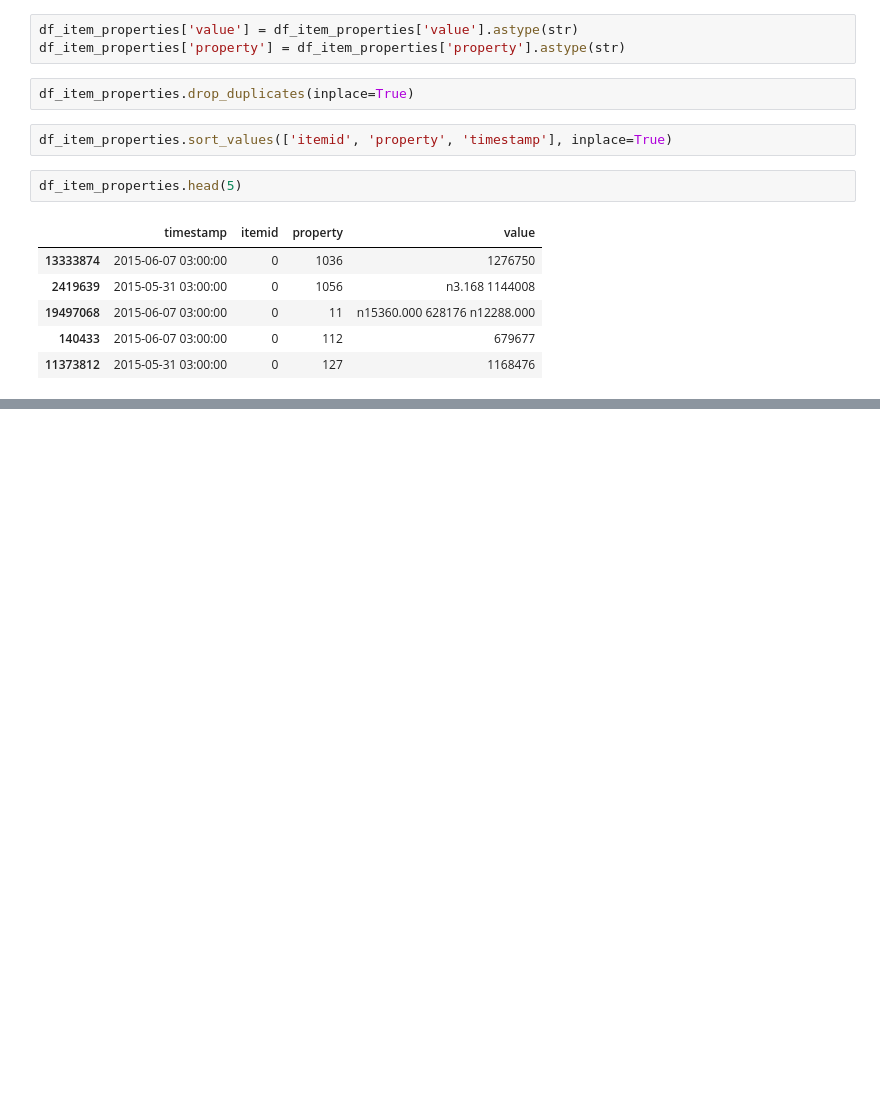
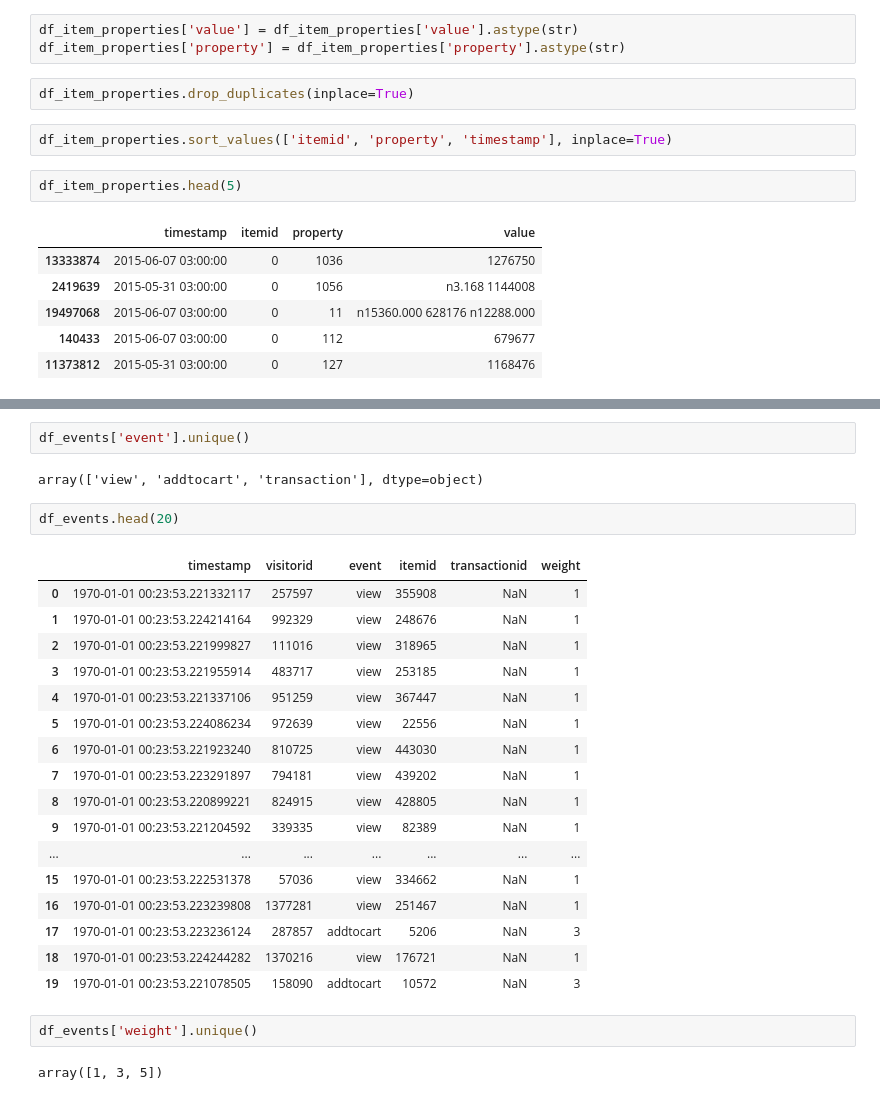
Before and after one commit to hcbagde17/gdg_group_task1, a Jupyter notebook: Copy_of_ML1_gdg.ipynb, the cells around one changed output, grey strips where cells are left out. Drawn from its saved outputs; the diff is of its cells as text; blank space fills up the shorter version.

```diff
--- a/Copy_of_ML1_gdg.ipynb
+++ b/Copy_of_ML1_gdg.ipynb
@@ -205,0 +203,28 @@ NameError: name 'df_events' is not defined
+# %%
+df_events['event'].unique()
+# %% [output]
+array(['view', 'addtocart', 'transaction'], dtype=object)
+# %%
+df_events.head(20)
+# %% [output]
+|  | timestamp | visitorid | event | itemid | transactionid | weight |
+| 0 | 1970-01-01 00:23:53.221332117 | 257597 | view | 355908 | NaN | 1 |
+| 1 | 1970-01-01 00:23:53.224214164 | 992329 | view | 248676 | NaN | 1 |
+| 2 | 1970-01-01 00:23:53.221999827 | 111016 | view | 318965 | NaN | 1 |
+| 3 | 1970-01-01 00:23:53.221955914 | 483717 | view | 253185 | NaN | 1 |
+| 4 | 1970-01-01 00:23:53.221337106 | 951259 | view | 367447 | NaN | 1 |
+| 5 | 1970-01-01 00:23:53.224086234 | 972639 | view | 22556 | NaN | 1 |
+| 6 | 1970-01-01 00:23:53.221923240 | 810725 | view | 443030 | NaN | 1 |
+| 7 | 1970-01-01 00:23:53.223291897 | 794181 | view | 439202 | NaN | 1 |
+| 8 | 1970-01-01 00:23:53.220899221 | 824915 | view | 428805 | NaN | 1 |
+| 9 | 1970-01-01 00:23:53.221204592 | 339335 | view | 82389 | NaN | 1 |
+| ... | ... | ... | ... | ... | ... | ... |
+| 15 | 1970-01-01 00:23:53.222531378 | 57036 | view | 334662 | NaN | 1 |
+| 16 | 1970-01-01 00:23:53.223239808 | 1377281 | view | 251467 | NaN | 1 |
+| 17 | 1970-01-01 00:23:53.223236124 | 287857 | addtocart | 5206 | NaN | 3 |
+| 18 | 1970-01-01 00:23:53.224244282 | 1370216 | view | 176721 | NaN | 1 |
+| 19 | 1970-01-01 00:23:53.221078505 | 158090 | addtocart | 10572 | NaN | 3 |
+# %%
+df_events['weight'].unique()
+# %% [output]
+array([1, 3, 5])
```
Also changed, not shown: parts of 5 cells of this notebook.
